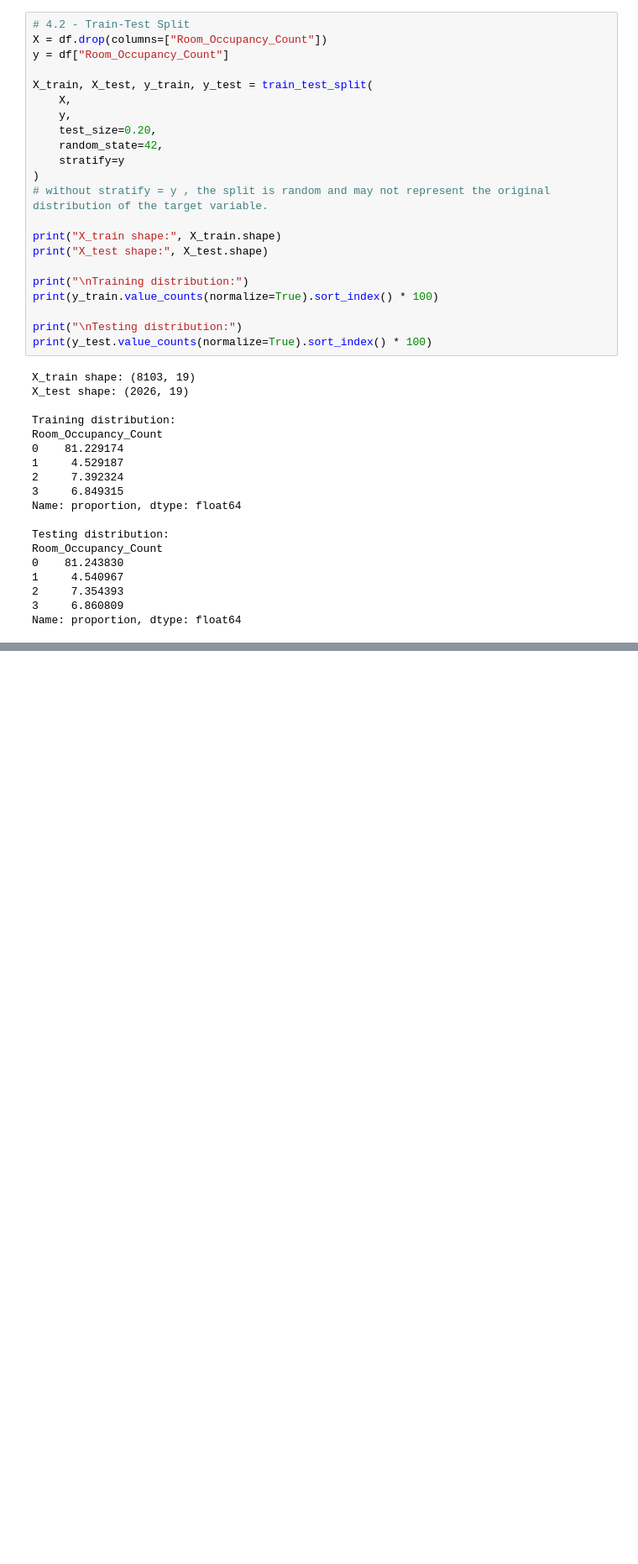
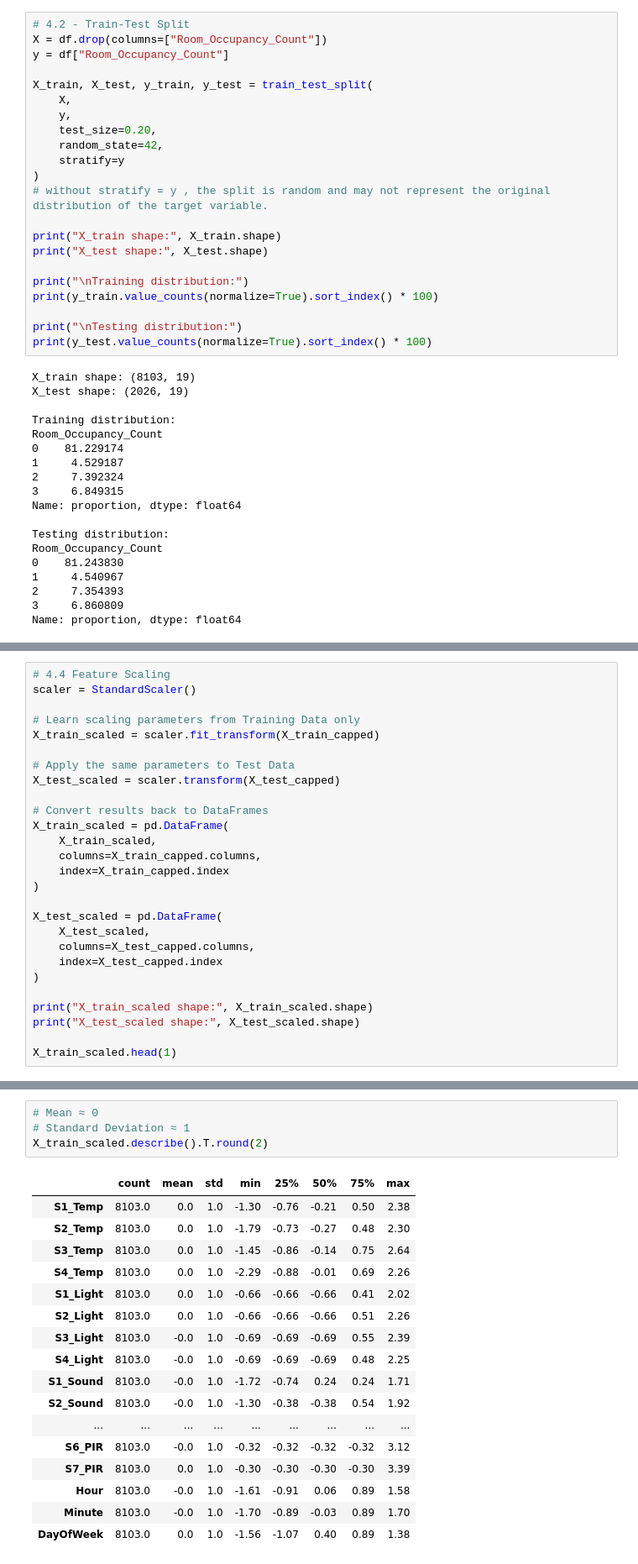
Before and after one commit to Mohamed66Hemdan/Room-Occupancy-Estimation-ML-Model, a Jupyter notebook: Project/Project.ipynb, the cells around one changed output, grey strips where cells are left out. Shown at 84% size. Saved outputs shown, nothing was run; the diff lists cells and outputs as text; blank space fills up the shorter version.

```diff
--- a/Project/Project.ipynb
+++ b/Project/Project.ipynb
@@ -527,0 +610,27 @@ Name: proportion, dtype: float64
+# %%
+# 4.4 Feature Scaling
+scaler = StandardScaler()
+
+# Learn scaling parameters from Training Data only
+X_train_scaled = scaler.fit_transform(X_train_capped)
+
+# Apply the same parameters to Test Data
+X_test_scaled = scaler.transform(X_test_capped)
+
+# Convert results back to DataFrames
+X_train_scaled = pd.DataFrame(
+    X_train_scaled,
+    columns=X_train_capped.columns,
+    index=X_train_capped.index
+)
+
+X_test_scaled = pd.DataFrame(
+    X_test_scaled,
+    columns=X_test_capped.columns,
+    index=X_test_capped.index
+)
+
+print("X_train_scaled shape:", X_train_scaled.shape)
+print("X_test_scaled shape:", X_test_scaled.shape)
+
+X_train_scaled.head(1)
@@ -527,0 +642,22 @@ Name: proportion, dtype: float64
+# %%
+# Mean ≈ 0
+# Standard Deviation ≈ 1
+X_train_scaled.describe().T.round(2)
+# %% [output]
+|  | count | mean | std | min | 25% | 50% | 75% | max |
+| S1_Temp | 8103.0 | 0.0 | 1.0 | -1.30 | -0.76 | -0.21 | 0.50 | 2.38 |
+| S2_Temp | 8103.0 | 0.0 | 1.0 | -1.79 | -0.73 | -0.27 | 0.48 | 2.30 |
+| S3_Temp | 8103.0 | 0.0 | 1.0 | -1.45 | -0.86 | -0.14 | 0.75 | 2.64 |
+| S4_Temp | 8103.0 | 0.0 | 1.0 | -2.29 | -0.88 | -0.01 | 0.69 | 2.26 |
+| S1_Light | 8103.0 | 0.0 | 1.0 | -0.66 | -0.66 | -0.66 | 0.41 | 2.02 |
+| S2_Light | 8103.0 | 0.0 | 1.0 | -0.66 | -0.66 | -0.66 | 0.51 | 2.26 |
+| S3_Light | 8103.0 | -0.0 | 1.0 | -0.69 | -0.69 | -0.69 | 0.55 | 2.39 |
+| S4_Light | 8103.0 | -0.0 | 1.0 | -0.69 | -0.69 | -0.69 | 0.48 | 2.25 |
+| S1_Sound | 8103.0 | -0.0 | 1.0 | -1.72 | -0.74 | 0.24 | 0.24 | 1.71 |
+| S2_Sound | 8103.0 | -0.0 | 1.0 | -1.30 | -0.38 | -0.38 | 0.54 | 1.92 |
+| ... | ... | ... | ... | ... | ... | ... | ... | ... |
+| S6_PIR | 8103.0 | -0.0 | 1.0 | -0.32 | -0.32 | -0.32 | -0.32 | 3.12 |
+| S7_PIR | 8103.0 | 0.0 | 1.0 | -0.30 | -0.30 | -0.30 | -0.30 | 3.39 |
+| Hour | 8103.0 | -0.0 | 1.0 | -1.61 | -0.91 | 0.06 | 0.89 | 1.58 |
+| Minute | 8103.0 | -0.0 | 1.0 | -1.70 | -0.89 | -0.03 | 0.89 | 1.70 |
+| DayOfWeek | 8103.0 | 0.0 | 1.0 | -1.56 | -1.07 | 0.40 | 0.89 | 1.38 |
```
Also changed, not shown: parts of 8 cells of this notebook.
